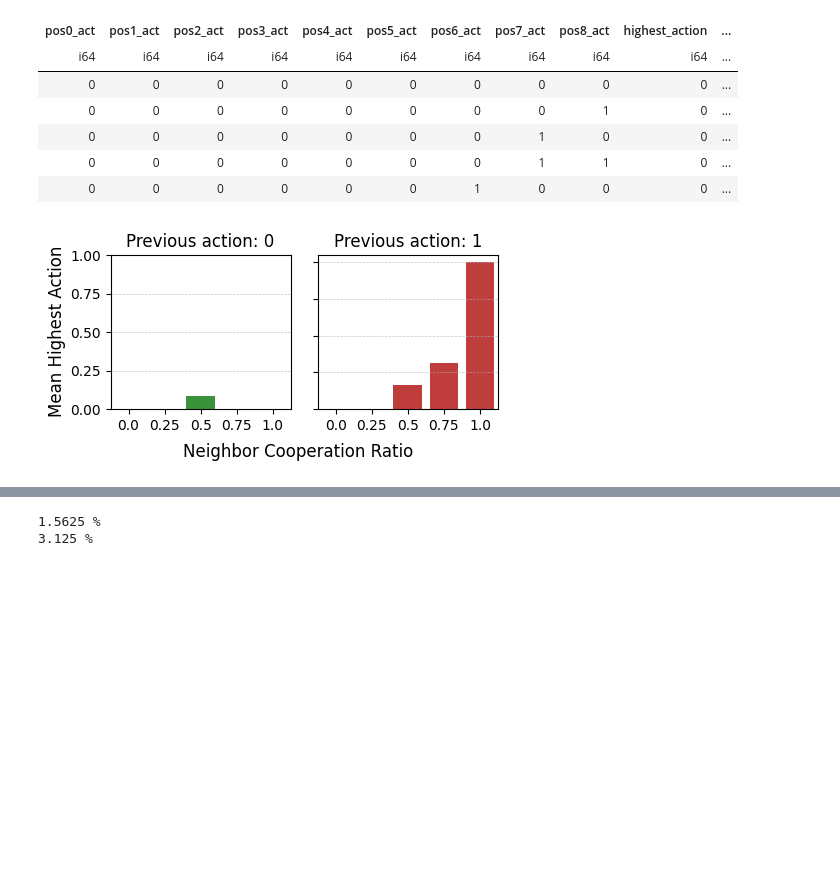
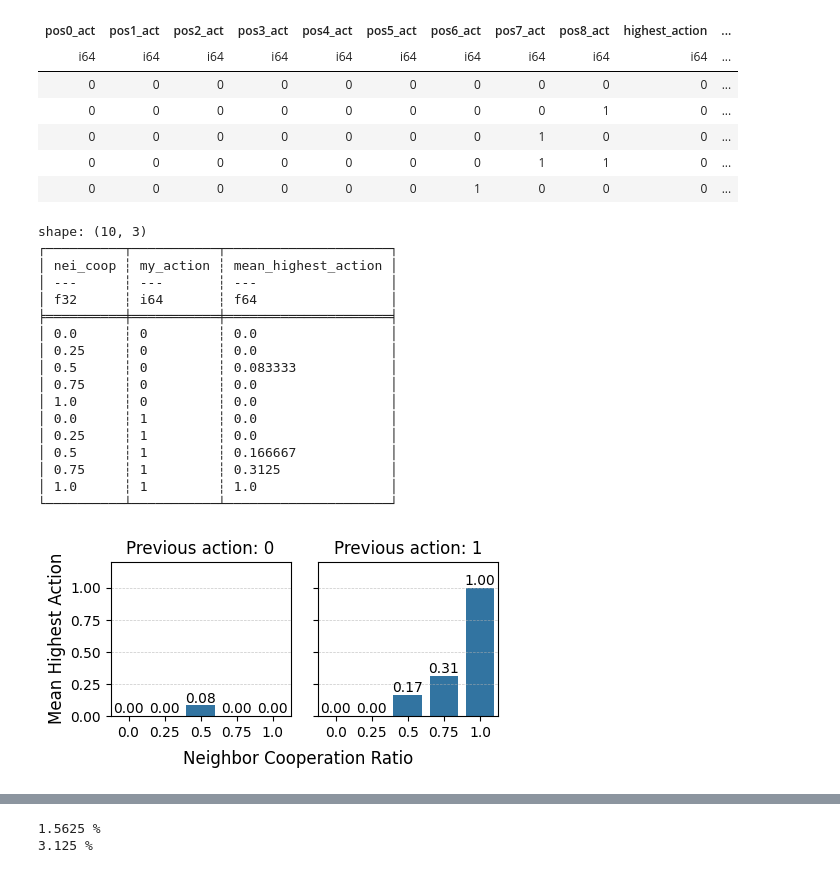
Before and after one commit to ryu-thakahashi/network_exp_otree, a Jupyter notebook: analysis/highest_action_cases.ipynb, the cells around one changed output, grey strips where cells are left out. Saved outputs shown, nothing was run; the diff lists cells and outputs as text; code cells hidden in the pictures; blank space fills up the shorter version.

```diff
--- a/analysis/highest_action_cases.ipynb
+++ b/analysis/highest_action_cases.ipynb
@@ -220,37 +219,63 @@ shape: (5, 12)
 summary_df = (
     df.group_by("nei_coop", "my_action")
     .agg(
         pl.col("highest_action").mean().alias("mean_highest_action"),
     )
-    .sort("nei_coop", "my_action")
+    .sort(
+        "my_action",
+        "nei_coop",
+    )
 )
-# print(summary_df)
+print(summary_df)
 
 fig, axes = plt.subplots(1, 2, figsize=(5, 2))
 fig.subplots_adjust(wspace=0.15)
 fig.supxlabel("Neighbor Cooperation Ratio", y=-0.15)
 fig.supylabel("Mean Highest Action", x=-0.0)
 
 colors = sns.color_palette("tab10", n_colors=4)
 for i, ax in enumerate(axes):
     sns.barplot(
         data=summary_df.filter(pl.col("my_action") == i).to_pandas(),
         x="nei_coop",
         y="mean_highest_action",
-        color=colors[i + 2],
+        # color=colors[i + 2],
+        color=colors[0],
         ax=ax,
     )
     ax.set_title(f"Previous action: {i}")
     ax.set_xlabel("")
     ax.set_ylabel("")
 
     ax.set_yticks(np.arange(0, 1.1, 0.25))
+    ax.set_ylim(0, 1.2)
     ax.grid(axis="y", linestyle="--", linewidth=0.5, alpha=0.7)
+
+    for container in ax.containers:
+        ax.bar_label(container, fmt="%.2f")  # fmt で小数点以下の桁数を指定
+
     if i == 1:
         ax.set_yticklabels([])
         ax.set_ylabel("")
 # %% [output]
+shape: (10, 3)
+┌──────────┬───────────┬─────────────────────┐
+│ nei_coop ┆ my_action ┆ mean_highest_action │
+│ ---      ┆ ---       ┆ ---                 │
+│ f32      ┆ i64       ┆ f64                 │
+╞══════════╪═══════════╪═════════════════════╡
+│ 0.0      ┆ 0         ┆ 0.0                 │
+│ 0.25     ┆ 0         ┆ 0.0                 │
+│ 0.5      ┆ 0         ┆ 0.083333            │
+│ 0.75     ┆ 0         ┆ 0.0                 │
+│ 1.0      ┆ 0         ┆ 0.0                 │
+│ 0.0      ┆ 1         ┆ 0.0                 │
+│ 0.25     ┆ 1         ┆ 0.0                 │
+│ 0.5      ┆ 1         ┆ 0.166667            │
+│ 0.75     ┆ 1         ┆ 0.3125              │
+│ 1.0      ┆ 1         ┆ 1.0                 │
+└──────────┴───────────┴─────────────────────┘
-[figure, old version]
+[figure, new version]
 # %%
 # coop_ratio と highest_action との関連
 summary_df = (
```
Also changed, not shown: parts of 3 cells of this notebook, 14 other files.
